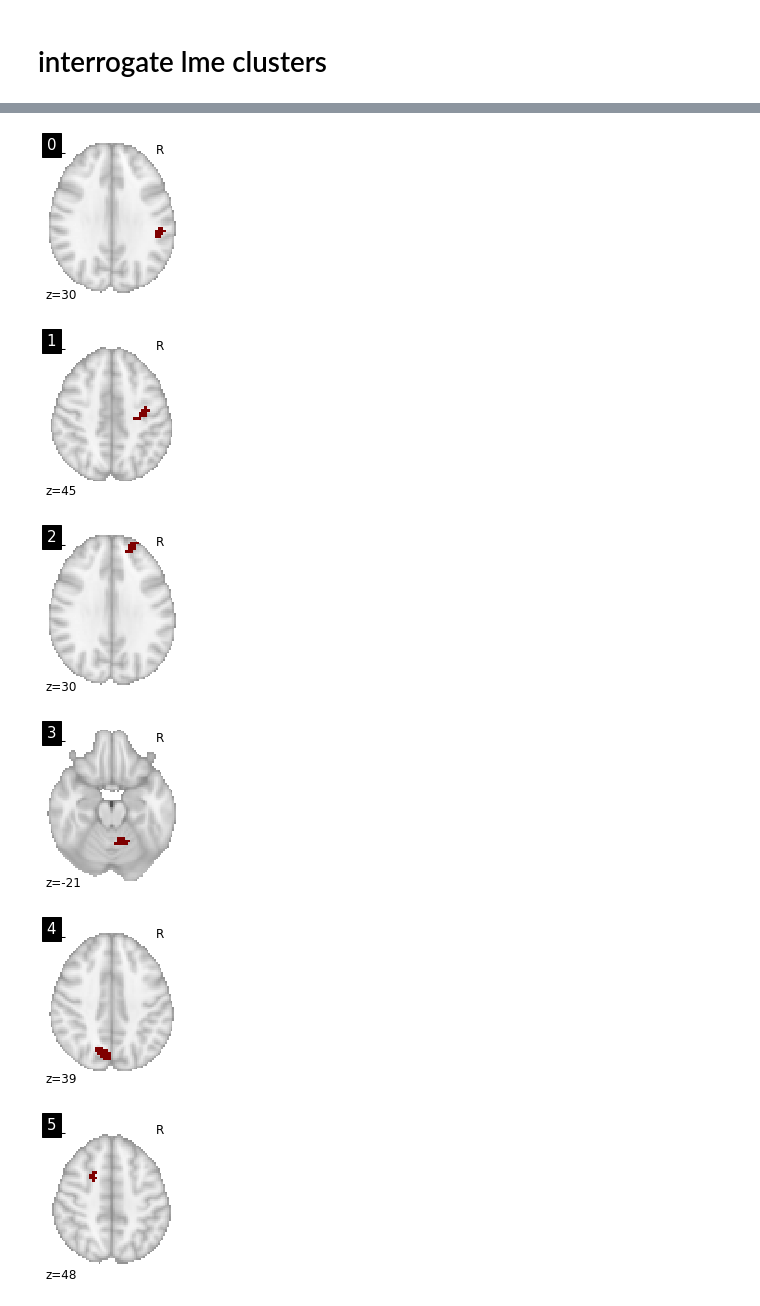
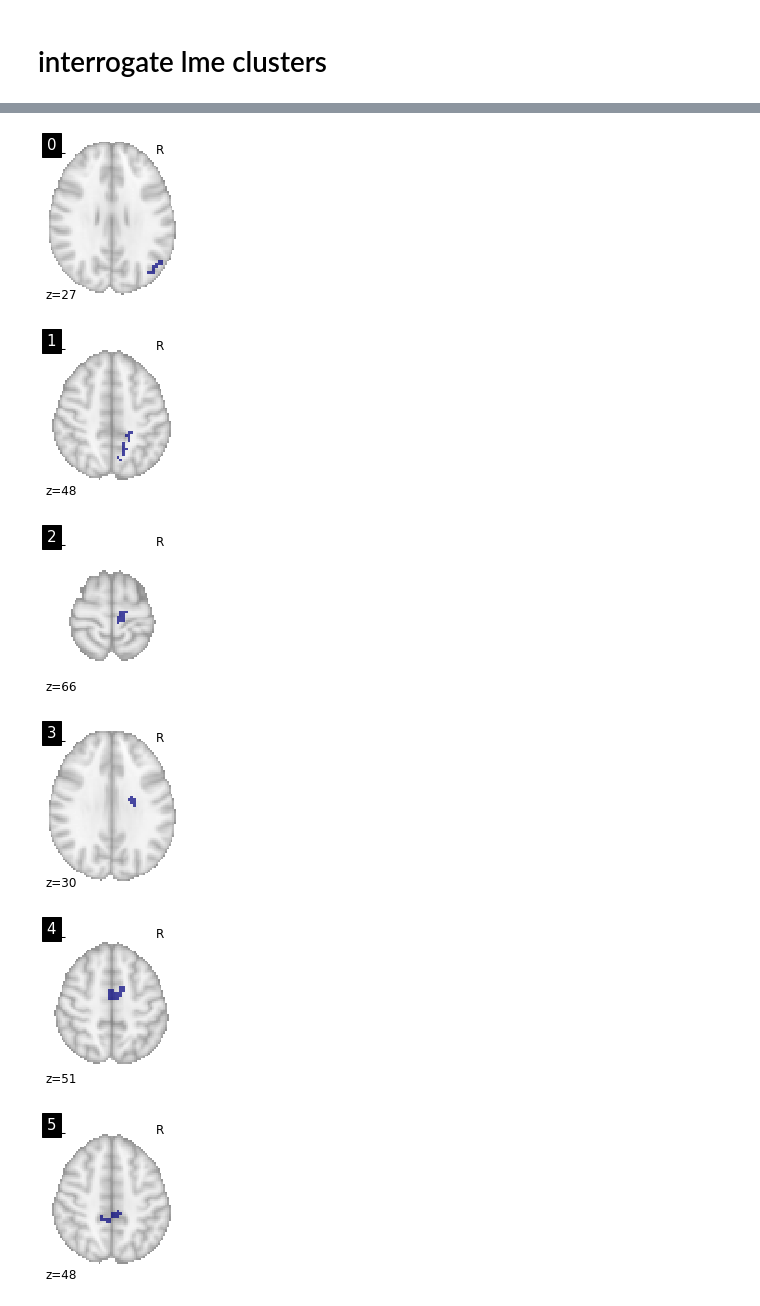
Before and after one commit to tbweng/lllt, a Jupyter notebook: ppi/connected_regions_0005/lme/interrogate.ipynb, the cells around one changed output, grey strips where cells are left out. Drawn from its saved outputs; the diff is of its cells as text; code cells hidden in the pictures.

```diff
--- a/ppi/connected_regions_0005/lme/interrogate.ipynb
+++ b/ppi/connected_regions_0005/lme/interrogate.ipynb
@@ -19,9 +19,9 @@ plt.figure(figsize=(6, 6))
 # interrogate lme clusters
 # %%
 
-regions_percentile_img, index = connected_regions('lme-cluster_roi_Time_TxGroup_F.nii.gz', min_region_size=200, extract_type='connected_components')
+regions_img, index = connected_regions('lme_071520-cluster_roi_TxGroup-Time_F.nii.gz', min_region_size=100, extract_type='connected_components')
 
-plotting.plot_prob_atlas(regions_percentile_img, bg_img='mask.nii.gz',
+plotting.plot_prob_atlas(regions_img,
                          view_type='contours', display_mode='z',
                          cut_coords=5)
 # %% [output]
@@ -34,12 +30,12 @@ plotting.view_img('lme-cluster_roi_Time_TxGroup_F.nii.gz')
 # %%
 
-for i, cur_img in enumerate(iter_img(regions_percentile_img)):
-    plot_stat_map(cur_img, display_mode="z", title="%d" % i,
-                  cut_coords=1, colorbar=False, cmap = 'jet')
+for i, cur_img in enumerate(iter_img(regions_img)):
+    plotting.plot_roi(cur_img, display_mode="z", title="%d" % i,
+                  cut_coords=1)
 # %% [output]
-[figure, old version]
+[figure, new version]
-[figure, old version]
+[figure, new version]
-[figure, old version]
+[figure, new version]
-[figure, old version]
+[figure, new version]
-[figure, old version]
+[figure, new version]
-[figure, old version]
+[figure, new version]
```
Also changed, not shown: parts of 10 cells of this notebook.
